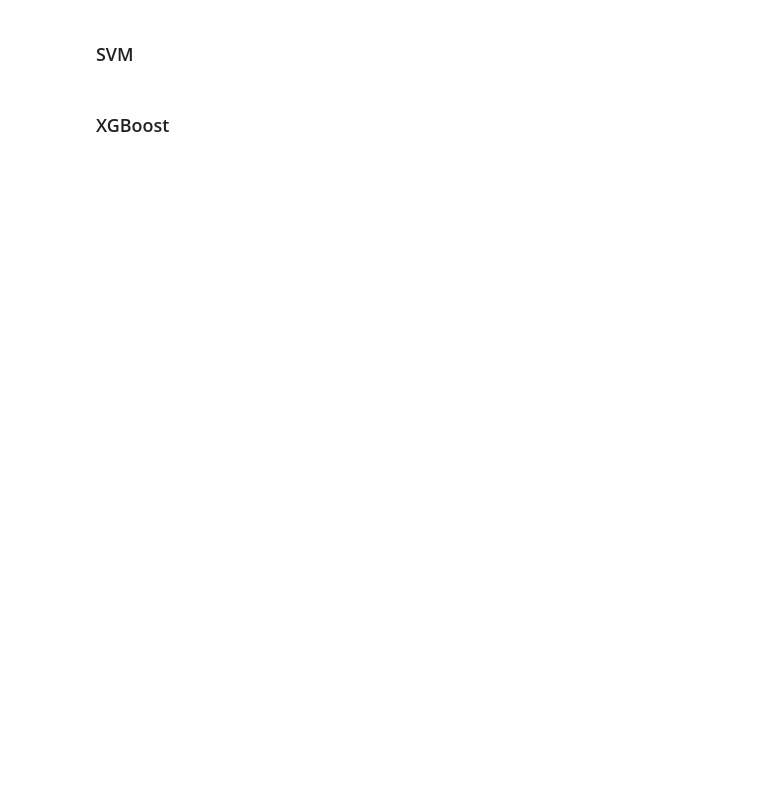
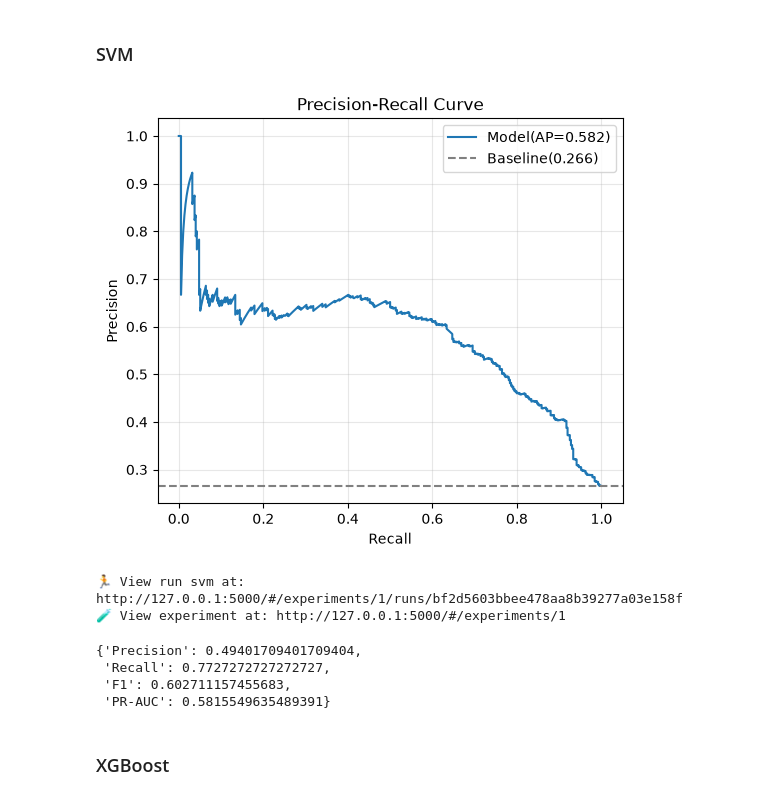
Before and after one commit to tisya683/e2e-customer-churn-prediction, a Jupyter notebook: notebooks/exploration.ipynb, the cells around one changed output. Saved outputs shown, nothing was run; the diff lists cells and outputs as text; code cells hidden in the pictures; blank space fills up the shorter version.

```diff
--- a/notebooks/exploration.ipynb
+++ b/notebooks/exploration.ipynb
@@ -298,10 +369 @@ lr_scores=lr_model.predict_proba(X_test)[:,1] #probability of chuing
-# %%
-# zero division allows to return a 0 instead of raising a warning or error
-def compute_metrics(y_actual,y_pred,y_scores):
-       return {
-        "Precision": precision_score(y_actual, y_pred, zero_division=0),
-        "Recall": recall_score(y_actual, y_pred, zero_division=0),
-        "F1": f1_score(y_actual, y_pred, zero_division=0),
-        "PR-AUC (Average Precision)": average_precision_score(y_actual, y_scores)
-    }
 # %%
@@ -314,30 +379,52 @@ print(metrics)
 # %%
 #rbf kernel allows for curnved boundary approach
 # higher c push to model to fit the training data more closely (overfitting), lower c allows for more training errors
 #c=1 is the middle
 
-svm_model=Pipeline([
-    ("preprocessor",preprocessor),
-    ("classifier",SVC(
-        kernel="rbf" ,
-        C=1.0,
-        class_weight="balanced",
-        random_state=42,
-        probability=True
-    ))
-])
+with mlflow.start_run(run_name='svm'):
+    mlflow.log_params({
+        "model":"svm",
+        "kernel":"rbf",
+        "class_weight":"balanced",
+        "random_state":42,
+        "probability":True
+
+    })
+    svm_model=Pipeline([
+        ("preprocessor",preprocessor),
+        ("classifier",SVC(
+            kernel="rbf" ,
+            C=1.0,
+            class_weight="balanced",
+            random_state=42,
+            probability=True
+        ))
+    ])
 
 
-#train the model
-svm_model.fit(X_train,y_train)
+    #train the model
+    svm_model.fit(X_train,y_train)
 
-#predict on test model
-svm_pred=svm_model.predict(X_test)
-svm_scores=svm_model.predict_proba(X_test)[:,1]
+    #predict on test model
+    svm_pred=svm_model.predict(X_test)
+    svm_scores=svm_model.predict_proba(X_test)[:,1]
+
+
+    metrics_svm=compute_metrics(y_test,svm_pred,svm_scores,plot=True)
+    mlflow.log_metrics(metrics_svm)
+# %% [output]
+[figure, added]
+🏃 View run svm at: http://127.0.0.1:5000/#/experiments/1/runs/bf2d5603bbee478aa8b39277a03e158f
+🧪 View experiment at: http://127.0.0.1:5000/#/experiments/1
 # %%
 # get metrics
 
-metrics=compute_metrics(y_test,svm_pred,svm_scores)
+metrics_svm
+# %% [output]
+{'Precision': 0.49401709401709404,
+ 'Recall': 0.7727272727272727,
+ 'F1': 0.602711157455683,
+ 'PR-AUC': 0.5815549635489391}
 # %% [markdown]
 ### XGBoost
 # %%
```
Also changed, not shown: parts of 15 cells of this notebook, 1 other file.
